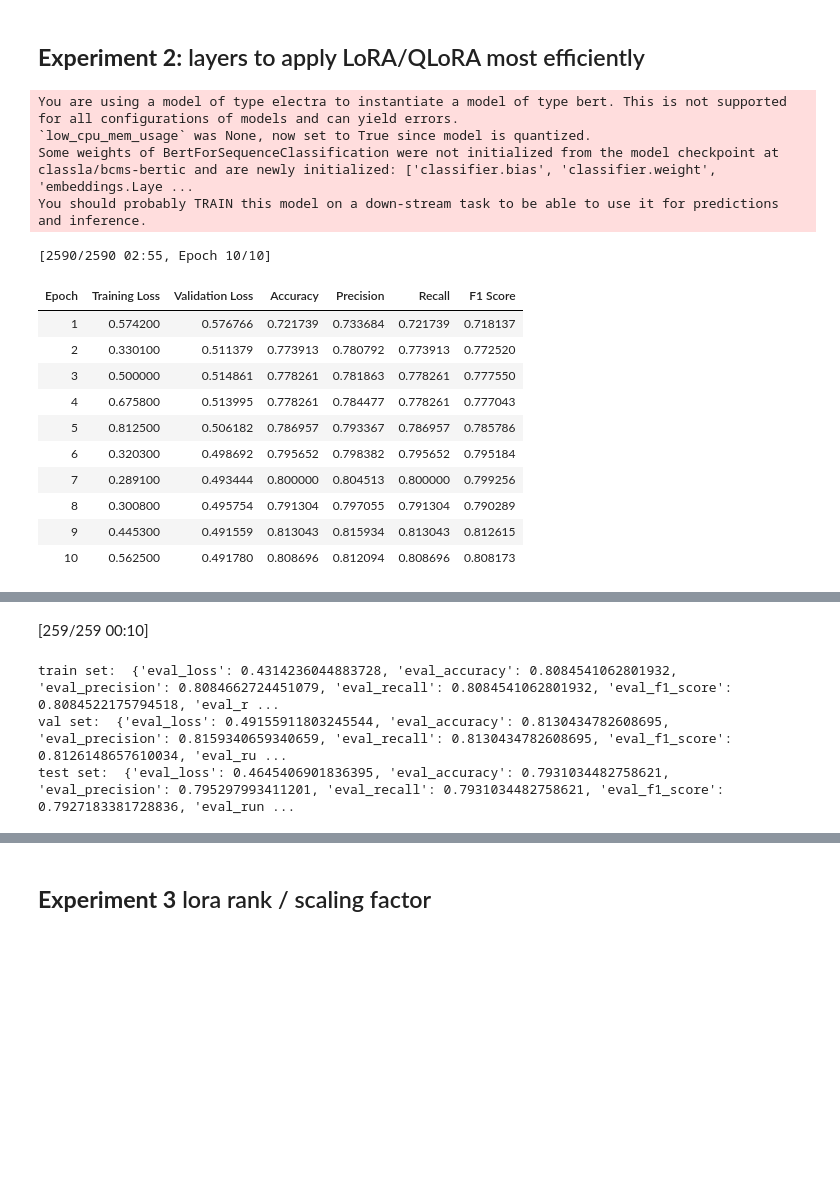
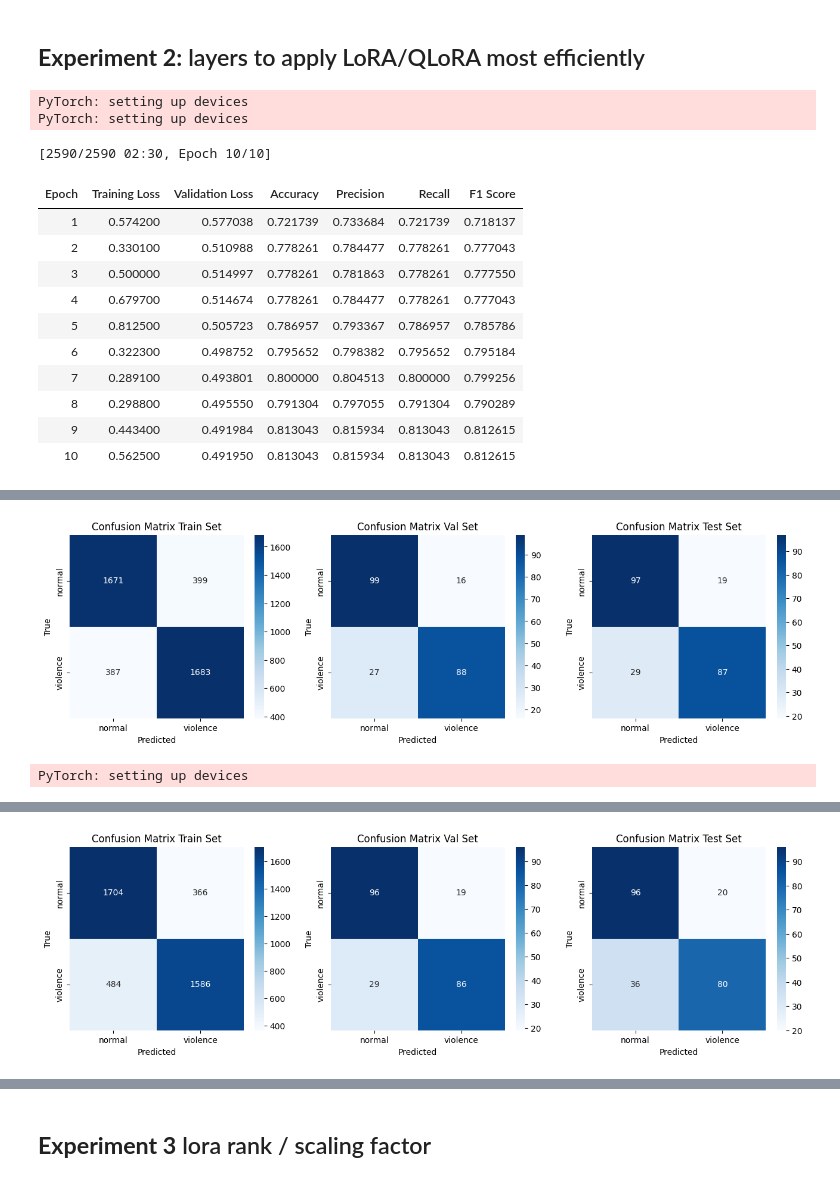
Before and after one commit to Jankoetf/Text-Classification-Death-Threats, a Jupyter notebook: FineTunningBertic.ipynb, the cells around one changed output, grey strips where cells are left out. Drawn from its saved outputs; the diff is of its cells as text; code cells hidden in the pictures; blank space fills up the shorter version.

```diff
--- a/FineTunningBertic.ipynb
+++ b/FineTunningBertic.ipynb
@@ -188,8 +205,8 @@ class DatasetLoader:
             print("!!!!!!!!!! not balanced")
             return False
 
-    @classmethod
-    def closest_power_of_2(cls, number):
+    @staticmethod
+    def closest_power_of_2(number):
        logarithm = math.ceil(math.log2(number))
        return 2 ** logarithm
 
@@ -200,8 +217,3 @@ class DatasetLoader:
             num_tokens = len(tokenized_text)
             max_tokens = max(max_tokens, num_tokens)
         return max_tokens
-
-    def filter_duplicates(self, original_dataset_path, new_file_name):
-        df = pd.read_excel(original_dataset_path, sheet_name = "All")
-        df_cleaned = df.drop_duplicates(subset=['text'])
-        df_cleaned.to_excel(new_file_name + ".xlsx", sheet_name = "All", index=False)
@@ -492,9 +337,9 @@ class EvaluationClass:
         predicted_class_id = logits.argmax().item()
         return self.class_names[predicted_class_id]
 
-    # def set_info(self, lora_hyperparameters, training_hyperparameters):
-    #     self.info = f"{lora_hyperparameters}"
-    #     self.info += f"training_hyperparameters: {training_hyperparameters}"
+    def set_info(self, lora_hyperparameters, training_hyperparameters):
+        self.info = f"{lora_hyperparameters}"
+        self.info += f"training_hyperparameters: {training_hyperparameters}"
 # %% [markdown]
 # Initializaton
 # %%
@@ -557,0 +355,12 @@ max_tokens:  37 max_length:  64
+# %%
+loader_instance = DatasetLoader(tokenizer)
+
+# naming
+cleaned_dataset_name = "ManuallyCleaned"
+sheet_name_default = "All"; sheets_names = [sheet_name_default]
+
+# on google colab there is "/content/" before any path, dataset is in root folder on google colab
+dataset_path = loader_instance.map_name_to_path(cleaned_dataset_name)
+print(dataset_path)
+
+final_dataset = loader_instance.add_all_sheets_from_all_files([dataset_path], [sheets_names])
@@ -608,7 +427,9 @@ choosen_layers_list = [[6], [11], [6, 11], [5, 6], [9, 10, 11], [5, 6, 11]]
 for hyperparameters in hyperparameters_list:
     quantized, weight_decay, dropout = hyperparameters["quantized"], hyperparameters["weight_decay"], hyperparameters["dropout"]
     print(hyperparameters)
+
     #model
+    model_class = GetModel(model_checkpoint)
     model_with_lora, model_info = model_class.get_model_with_lora(quantized = quantized, lora_rank = 8, scaling_factor = 32, dropout = dropout, chosen_layers = [6, 11])
 
     #trainer
@@ -662,41 +482,37 @@ You should probably TRAIN this model on a down-stream task to be able to use it
 # %%
 trainer_class = GetTrainer(num_epochs = 10, lr = 1e-4, weight_decay=0.01)
 choosen_layers_list = [[1], [6], [11], [1, 6], [6, 11], [5, 6], [0, 1, 5], [5, 6, 11], [9, 10, 11], [4, 5, 6, 7], [5, 6, 10, 11], [6, 9, 10, 11], [7,8,9,10,11,12], list(range(12))]
 
 for choosen_layers in choosen_layers_list:
     #model
+    model_class = GetModel(model_checkpoint)
     model_with_lora, model_info = model_class.get_model_with_lora(quantized = True, lora_rank = 8, scaling_factor = 32, dropout = 0.1, chosen_layers = choosen_layers)
 
     #trainer
     trainer_class = GetTrainer(num_epochs = 10, lr = 1e-4, weight_decay=0.01)
     trainer, training_hyperparameters_info = trainer_class.get_trainer(model_with_lora, pytorch_train, pytorch_val)
     trainer.train()
 
     #evaluation
     print(model_info)
-    print("train set: ", trainer.evaluate(eval_dataset = pytorch_train))
-    print("val set: ", trainer.evaluate(eval_dataset = pytorch_val))
-    print("test set: ", trainer.evaluate(eval_dataset = pytorch_test))
-    # evaluation_class = EvaluationClass(model_with_lora, device, class_names, tokenizer)
-    # evaluation_class.set_info(model_info, training_hyperparameters_info)
-    # print("\nVal data")
-    # evaluation_class.plot_confusion_matrix(val_data)
-    # print("\nTest data")
-    # evaluation_class.plot_confusion_matrix(test_data)
+    # print("train set: ", trainer.evaluate(eval_dataset = pytorch_train))
+    # print("val set: ", trainer.evaluate(eval_dataset = pytorch_val))
+    # print("test set: ", trainer.evaluate(eval_dataset = pytorch_test))
+    evaluation_class = EvaluationClass(model_with_lora, device, class_names, tokenizer)
+    evaluation_class.set_info(model_info, training_hyperparameters_info)
+    evaluation_class.plot_all_matrixes(pytorch_train, pytorch_val, pytorch_test)
 # %% [output]
-You are using a model of type electra to instantiate a model of type bert. This is not supported for all configurations of models and can yield errors.
-`low_cpu_mem_usage` was None, now set to True since model is quantized.
-Some weights of BertForSequenceClassification were not initialized from the model checkpoint at classla/bcms-bertic and are newly initialized: ['classifier.bias', 'classifier.weight', 'embeddings.Laye ...
-You should probably TRAIN this model on a down-stream task to be able to use it for predictions and inference.
+PyTorch: setting up devices
+PyTorch: setting up devices
-[2590/2590 02:55, Epoch 10/10]
+[2590/2590 02:30, Epoch 10/10]
 | Epoch | Training Loss | Validation Loss | Accuracy | Precision | Recall | F1 Score |
-| 1 | 0.574200 | 0.576766 | 0.721739 | 0.733684 | 0.721739 | 0.718137 |
-| 2 | 0.330100 | 0.511379 | 0.773913 | 0.780792 | 0.773913 | 0.772520 |
-| 3 | 0.500000 | 0.514861 | 0.778261 | 0.781863 | 0.778261 | 0.777550 |
-| 4 | 0.675800 | 0.513995 | 0.778261 | 0.784477 | 0.778261 | 0.777043 |
-| 5 | 0.812500 | 0.506182 | 0.786957 | 0.793367 | 0.786957 | 0.785786 |
-| 6 | 0.320300 | 0.498692 | 0.795652 | 0.798382 | 0.795652 | 0.795184 |
-| 7 | 0.289100 | 0.493444 | 0.800000 | 0.804513 | 0.800000 | 0.799256 |
-| 8 | 0.300800 | 0.495754 | 0.791304 | 0.797055 | 0.791304 | 0.790289 |
-| 9 | 0.445300 | 0.491559 | 0.813043 | 0.815934 | 0.813043 | 0.812615 |
-| 10 | 0.562500 | 0.491780 | 0.808696 | 0.812094 | 0.808696 | 0.808173 |
+| 1 | 0.574200 | 0.577038 | 0.721739 | 0.733684 | 0.721739 | 0.718137 |
+| 2 | 0.330100 | 0.510988 | 0.778261 | 0.784477 | 0.778261 | 0.777043 |
+| 3 | 0.500000 | 0.514997 | 0.778261 | 0.781863 | 0.778261 | 0.777550 |
+| 4 | 0.679700 | 0.514674 | 0.778261 | 0.784477 | 0.778261 | 0.777043 |
+| 5 | 0.812500 | 0.505723 | 0.786957 | 0.793367 | 0.786957 | 0.785786 |
+| 6 | 0.322300 | 0.498752 | 0.795652 | 0.798382 | 0.795652 | 0.795184 |
+| 7 | 0.289100 | 0.493801 | 0.800000 | 0.804513 | 0.800000 | 0.799256 |
+| 8 | 0.298800 | 0.495550 | 0.791304 | 0.797055 | 0.791304 | 0.790289 |
+| 9 | 0.443400 | 0.491984 | 0.813043 | 0.815934 | 0.813043 | 0.812615 |
+| 10 | 0.562500 | 0.491950 | 0.813043 | 0.815934 | 0.813043 | 0.812615 |
@@ -714,4 +526,2 @@ You are using a model of type electra to instantiate a model of type bert. This
-[259/259 00:10]
+[figure, added]
-train set:  {'eval_loss': 0.4314236044883728, 'eval_accuracy': 0.8084541062801932, 'eval_precision': 0.8084662724451079, 'eval_recall': 0.8084541062801932, 'eval_f1_score': 0.8084522175794518, 'eval_r ...
-val set:  {'eval_loss': 0.49155911803245544, 'eval_accuracy': 0.8130434782608695, 'eval_precision': 0.8159340659340659, 'eval_recall': 0.8130434782608695, 'eval_f1_score': 0.8126148657610034, 'eval_ru ...
-test set:  {'eval_loss': 0.4645406901836395, 'eval_accuracy': 0.7931034482758621, 'eval_precision': 0.795297993411201, 'eval_recall': 0.7931034482758621, 'eval_f1_score': 0.7927183381728836, 'eval_run ...
+PyTorch: setting up devices
@@ -730,0 +547 @@ You should probably TRAIN this model on a down-stream task to be able to use it
+[figure, added]
```
Also changed, not shown: parts of 30 cells of this notebook.
